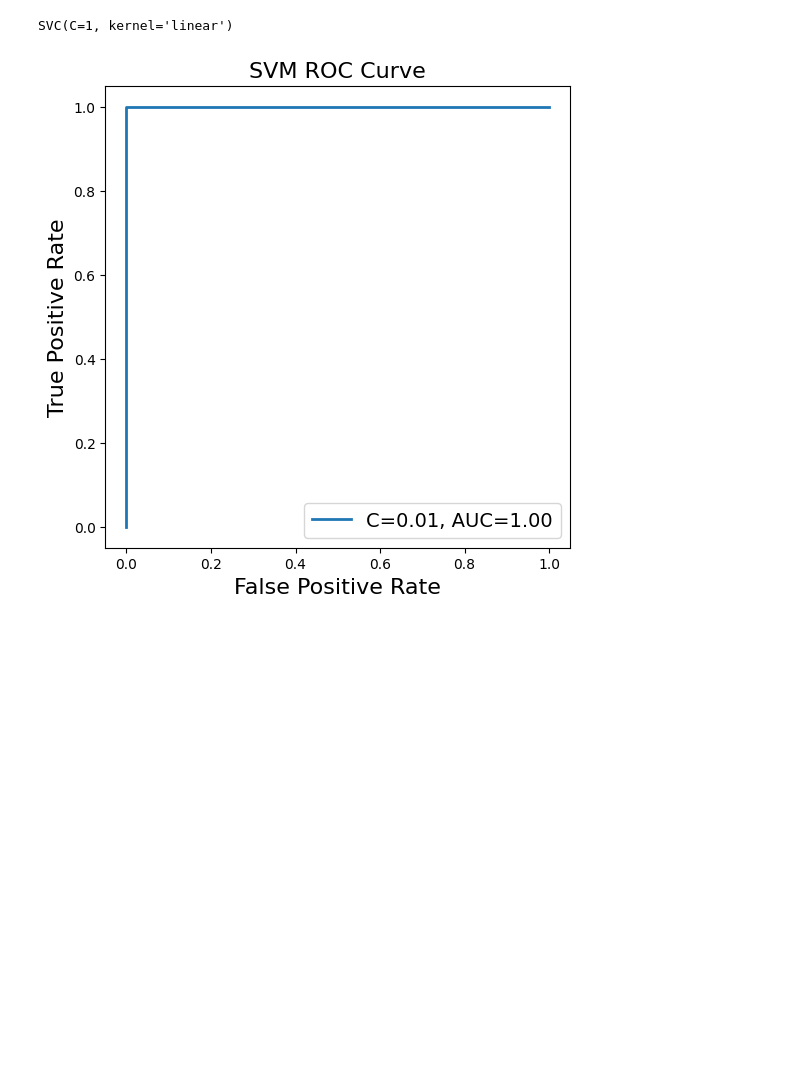
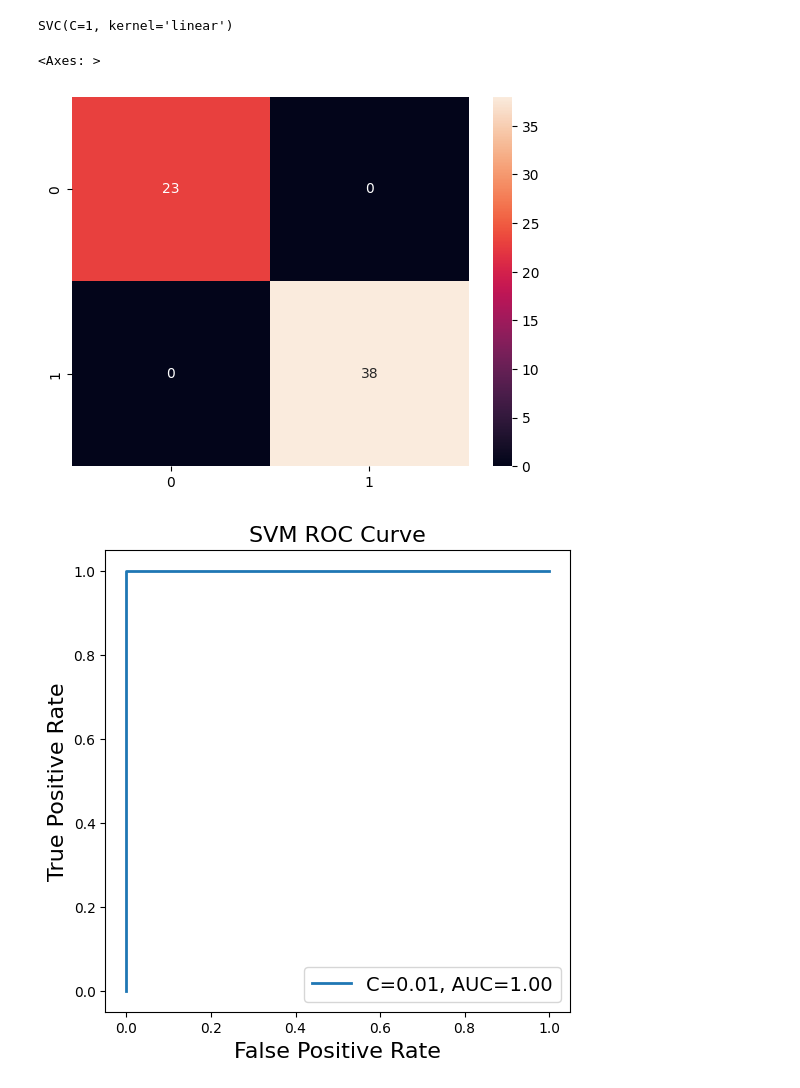
Before and after one commit to ArthurSureauSamit/TP2_ML, a Jupyter notebook: TP2byTuthur.ipynb, the cells around one changed output. Drawn from its saved outputs; the diff is of its cells as text; code cells hidden in the pictures; blank space fills up the shorter version.

```diff
--- a/TP2byTuthur.ipynb
+++ b/TP2byTuthur.ipynb
@@ -122,7 +124,8 @@ std_scale = preprocessing.StandardScaler().fit(X_train)
 X_train_std = std_scale.transform(X_train)
 X_test_std = std_scale.transform(X_test)
 # %%
-svm_classifier = svm.SVC(kernel='linear', C=1)
+svm_classifier = svm.SVC()
+#svm_classifier = svm.SVC(kernel='linear', C=1)
 #svm_classifier = svm.SVC(kernel='rbf', C=0.01)
 #                 svm.SVC(kernel='poly', C=10)
 
@@ -132,6 +135,14 @@ svm_classifier.fit(X_train_std, y_train)
 SVC(C=1, kernel='linear')
 # %%
 y_test_pred = svm_classifier.predict(X_test_std)
+# %%
+#Confusion matrix for data visualisation
+
+conf_matrix = confusion_matrix(y_test, y_test_pred)
+sb.heatmap(conf_matrix, annot = True)
+# %% [output]
+<Axes: >
+[figure, added]
 # %%
 #construire la courbe ROC
 fpr, tpr, thr = metrics.roc_curve(y_test, y_test_pred)
```
Also changed, not shown: parts of 1 cell of this notebook.
